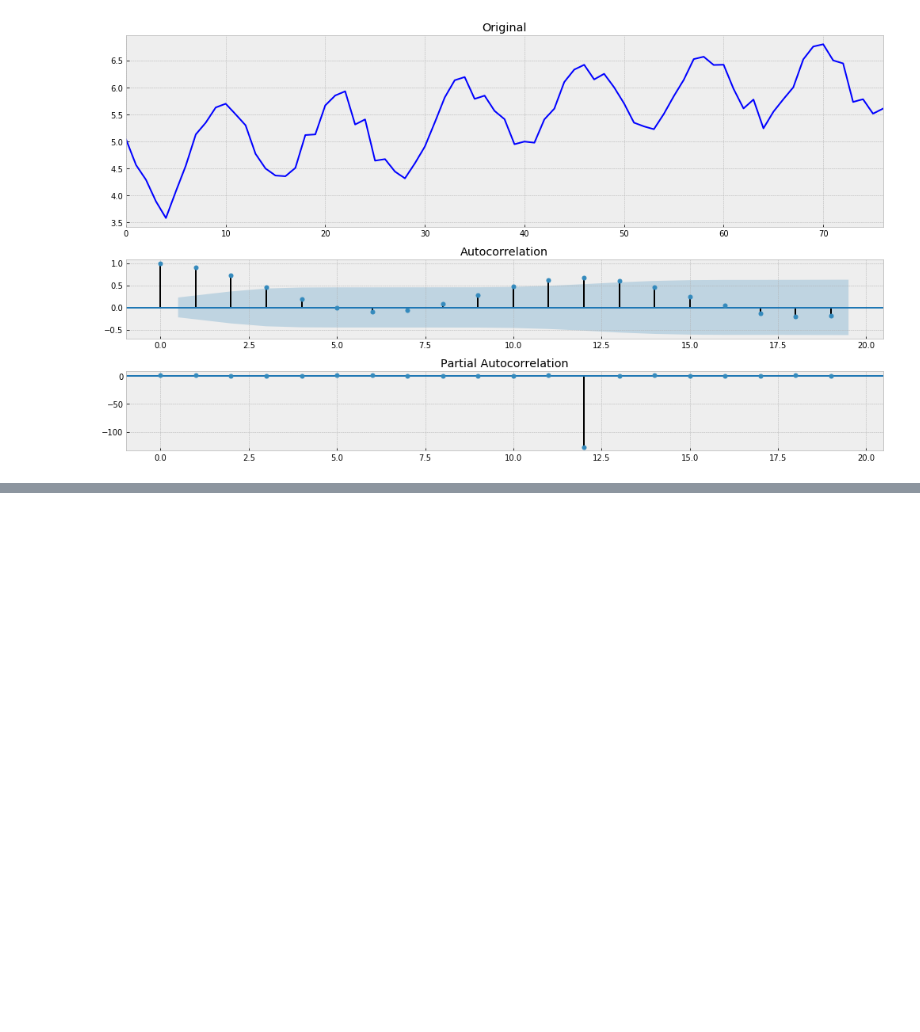
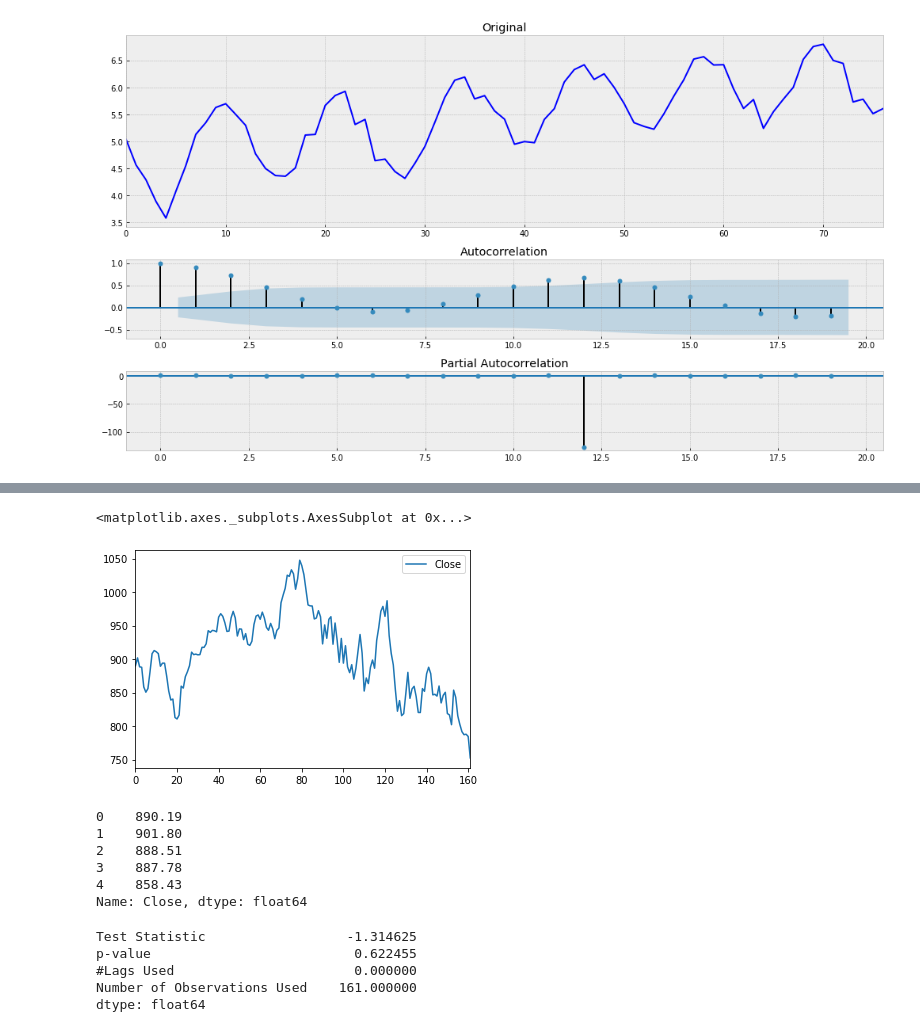
Before and after one commit to vahrumka14/Netology_study, a Jupyter notebook: Time_Series/HW_1_Временные ряды_общая теория.ipynb, the cells around one changed output, grey strips where cells are left out. Drawn from its saved outputs; the diff is of its cells as text; code cells hidden in the pictures; blank space fills up the shorter version.

```diff
--- a/Time_Series/HW_1_Временные ряды_общая теория.ipynb
+++ b/Time_Series/HW_1_Временные ряды_общая теория.ipynb
@@ -115,0 +139,2 @@ tsplot(X)
+# %%
+dowjones_closing = pd.read_csv("Series/weekly-closings-of-the-dowjones-.csv")
@@ -115,0 +150,24 @@ tsplot(X)
+# %%
+dowjones_closing.plot()
+# %% [output]
+<matplotlib.axes._subplots.AxesSubplot at 0x...>
+[figure, added]
+# %%
+D = dowjones_closing.Close
+D.head()
+# %% [output]
+0    890.19
+1    901.80
+2    888.51
+3    887.78
+4    858.43
+Name: Close, dtype: float64
+# %%
+dftest = adfuller(D, autolag='AIC')
+pd.Series(dftest[0:4], index=['Test Statistic', 'p-value', '#Lags Used', 'Number of Observations Used'])
+# %% [output]
+Test Statistic                  -1.314625
+p-value                          0.622455
+#Lags Used                       0.000000
+Number of Observations Used    161.000000
+dtype: float64
```
Also changed, not shown: parts of 23 cells of this notebook.
